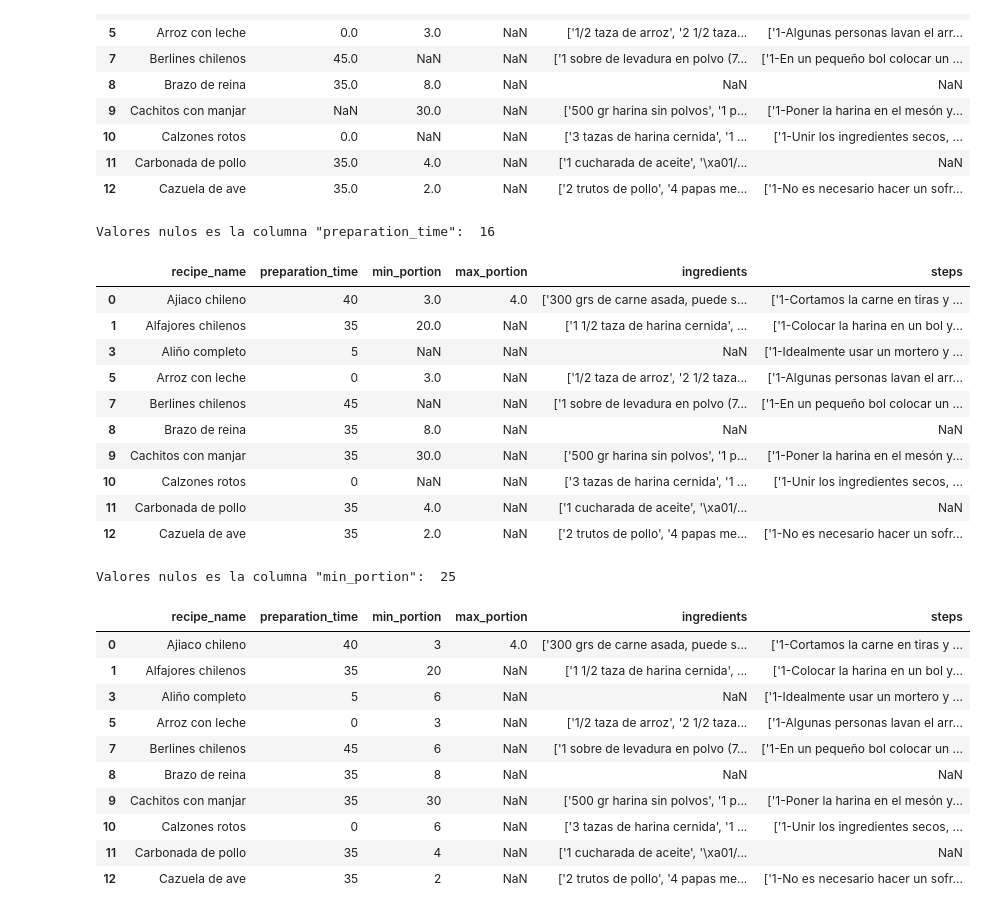
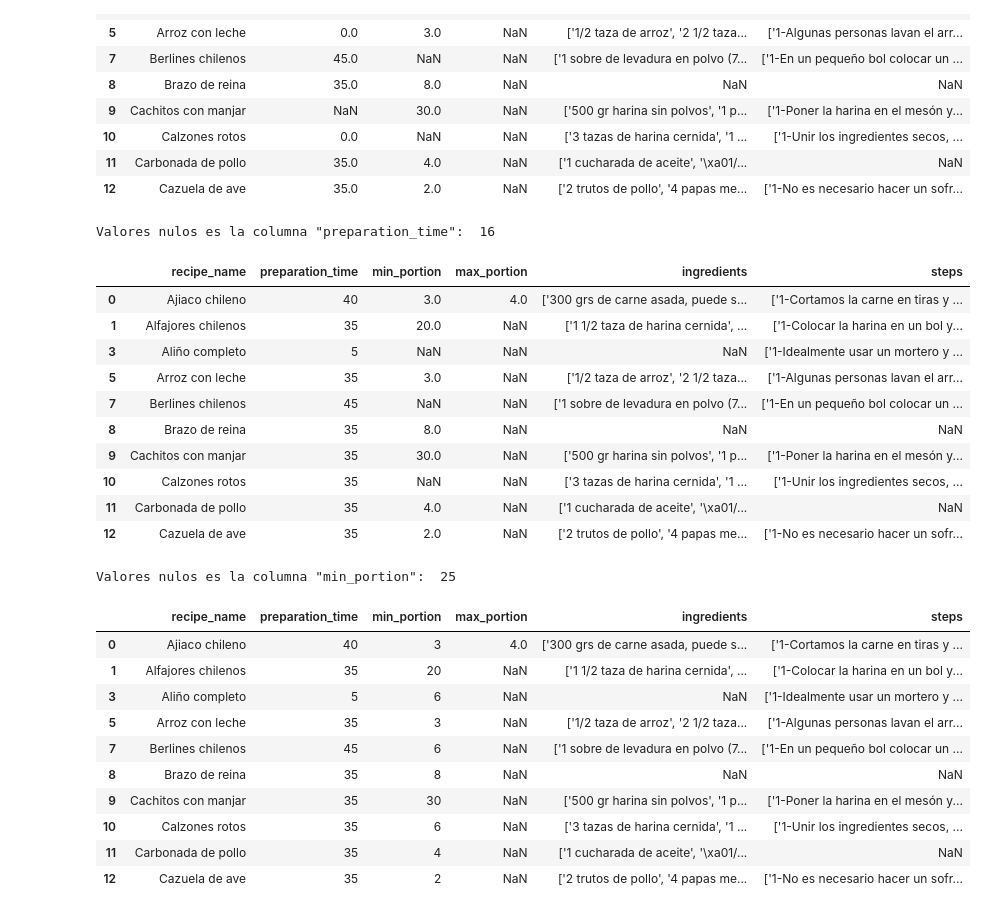
Before and after one commit to Leonardojrv/MineriaDatos, a Jupyter notebook: etl/etl.ipynb, the cells around one changed output. Saved outputs shown, nothing was run; the diff lists cells and outputs as text; code cells hidden in the pictures.

```diff
--- a/etl/etl.ipynb
+++ b/etl/etl.ipynb
@@ -95,27 +95,31 @@ Valores nulos es la columna " recipe_name":  13
 # %%
 #Columna 'preparation_time'
 
 print('Valores nulos es la columna "preparation_time": ', df['preparation_time'].isnull().sum())
 
 df['preparation_time'] = pd.to_numeric(df['preparation_time'], errors = 'coerce')
 
 mediana_preptime = df['preparation_time'].median()
 df['preparation_time'] = df['preparation_time'].fillna(mediana_preptime, inplace=False)
 
+media_sin_ceros = df[df['preparation_time'] != 0]['preparation_time'].median()
+
+df['preparation_time'] = df['preparation_time'].replace(0, media_sin_ceros)
+
 df['preparation_time'] = df['preparation_time'].astype(int)
 
 display(df.head(10))
 # %% [output]
 Valores nulos es la columna "preparation_time":  16
 |  | recipe_name | preparation_time | min_portion | max_portion | ingredients | steps |
 | 0 | Ajiaco chileno | 40 | 3.0 | 4.0 | ['300 grs de carne asada, puede s... | ['1-Cortamos la carne en tiras y ... |
 | 1 | Alfajores chilenos | 35 | 20.0 | NaN | ['1 1/2 taza de harina cernida', ... | ['1-Colocar la harina en un bol y... |
 | 3 | Aliño completo | 5 | NaN | NaN | NaN | ['1-Idealmente usar un mortero y ... |
-| 5 | Arroz con leche | 0 | 3.0 | NaN | ['1/2 taza de arroz', '2 1/2 taza... | ['1-Algunas personas lavan el arr... |
+| 5 | Arroz con leche | 35 | 3.0 | NaN | ['1/2 taza de arroz', '2 1/2 taza... | ['1-Algunas personas lavan el arr... |
 | 7 | Berlines chilenos | 45 | NaN | NaN | ['1 sobre de levadura en polvo (7... | ['1-En un pequeño bol colocar un ... |
 | 8 | Brazo de reina | 35 | 8.0 | NaN | NaN | NaN |
 | 9 | Cachitos con manjar | 35 | 30.0 | NaN | ['500 gr harina sin polvos', '1 p... | ['1-Poner la harina en el mesón y... |
-| 10 | Calzones rotos | 0 | NaN | NaN | ['3 tazas de harina cernida', '1 ... | ['1-Unir los ingredientes secos, ... |
+| 10 | Calzones rotos | 35 | NaN | NaN | ['3 tazas de harina cernida', '1 ... | ['1-Unir los ingredientes secos, ... |
 | 11 | Carbonada de pollo | 35 | 4.0 | NaN | ['1 cucharada de aceite', '\xa01/... | NaN |
 | 12 | Cazuela de ave | 35 | 2.0 | NaN | ['2 trutos de pollo', '4 papas me... | ['1-No es necesario hacer un sofr... |
 # %%
@@ -135,11 +139,11 @@ Valores nulos es la columna "min_portion":  25
 | 0 | Ajiaco chileno | 40 | 3 | 4.0 | ['300 grs de carne asada, puede s... | ['1-Cortamos la carne en tiras y ... |
 | 1 | Alfajores chilenos | 35 | 20 | NaN | ['1 1/2 taza de harina cernida', ... | ['1-Colocar la harina en un bol y... |
 | 3 | Aliño completo | 5 | 6 | NaN | NaN | ['1-Idealmente usar un mortero y ... |
-| 5 | Arroz con leche | 0 | 3 | NaN | ['1/2 taza de arroz', '2 1/2 taza... | ['1-Algunas personas lavan el arr... |
+| 5 | Arroz con leche | 35 | 3 | NaN | ['1/2 taza de arroz', '2 1/2 taza... | ['1-Algunas personas lavan el arr... |
 | 7 | Berlines chilenos | 45 | 6 | NaN | ['1 sobre de levadura en polvo (7... | ['1-En un pequeño bol colocar un ... |
 | 8 | Brazo de reina | 35 | 8 | NaN | NaN | NaN |
 | 9 | Cachitos con manjar | 35 | 30 | NaN | ['500 gr harina sin polvos', '1 p... | ['1-Poner la harina en el mesón y... |
-| 10 | Calzones rotos | 0 | 6 | NaN | ['3 tazas de harina cernida', '1 ... | ['1-Unir los ingredientes secos, ... |
+| 10 | Calzones rotos | 35 | 6 | NaN | ['3 tazas de harina cernida', '1 ... | ['1-Unir los ingredientes secos, ... |
 | 11 | Carbonada de pollo | 35 | 4 | NaN | ['1 cucharada de aceite', '\xa01/... | NaN |
 | 12 | Cazuela de ave | 35 | 2 | NaN | ['2 trutos de pollo', '4 papas me... | ['1-No es necesario hacer un sofr... |
 # %%
```
Also changed, not shown: parts of 3 cells of this notebook.
